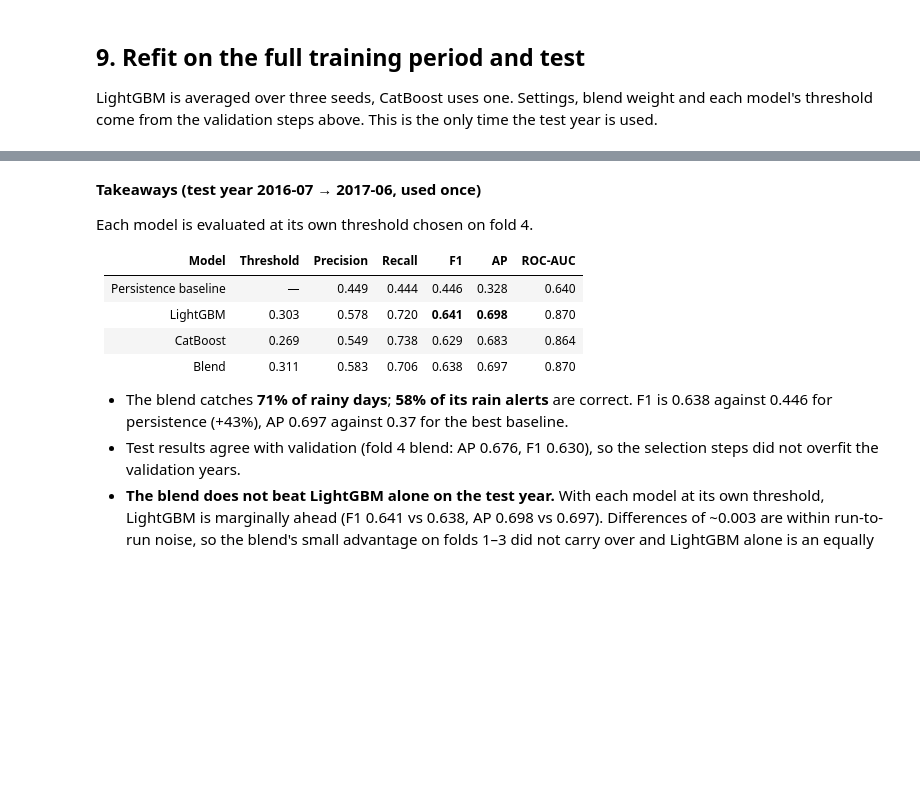
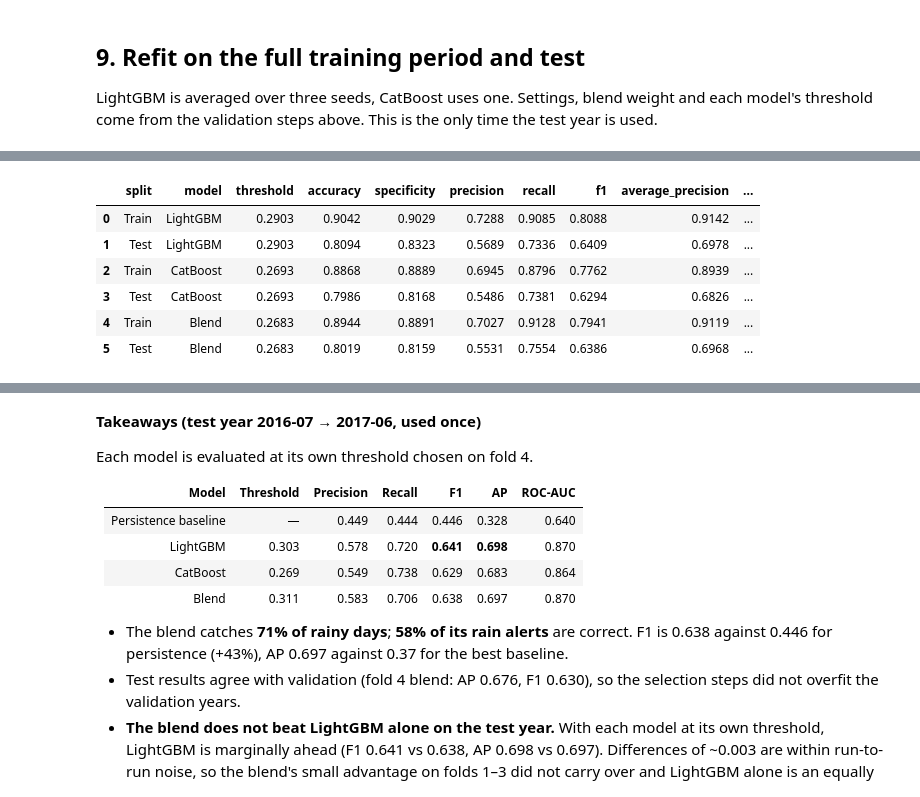
Before and after one commit to khorunzhaviktoriia/ml_mini_project, a Jupyter notebook: models/boosting.ipynb, the cells around one changed output, grey strips where cells are left out. Cells and saved outputs as stored; diff of their text form; code cells hidden in the pictures; blank space fills up the shorter version.

```diff
--- a/models/boosting.ipynb
+++ b/models/boosting.ipynb
@@ -436,4 +436,46 @@ Refit done in 293s
 Test rain prevalence: 0.2317
+# %%
+X_lgb_train, _ = as_lgb(X, Xt)
+p_lgb_train = np.mean(
+    [m.predict(X_lgb_train) for m in lgb_models], axis=0
+)
+
+cat_model = cat_run[1]
+p_cat_train = cat_model.predict_proba(as_cat(X))[:, 1]
+
+p_train = (1 - W_CAT) * p_lgb_train + W_CAT * p_cat_train
+
+train_test_metrics = pd.DataFrame([
+    dict(split="Train", model="LightGBM",
+         threshold=THRESHOLDS["LightGBM"],
+         **metrics(y, p_lgb_train, THRESHOLDS["LightGBM"])),
+    dict(split="Test", model="LightGBM",
+         threshold=THRESHOLDS["LightGBM"],
+         **metrics(yt, p_lgb, THRESHOLDS["LightGBM"])),
+    dict(split="Train", model="CatBoost",
+         threshold=THRESHOLDS["CatBoost"],
+         **metrics(y, p_cat_train, THRESHOLDS["CatBoost"])),
+    dict(split="Test", model="CatBoost",
+         threshold=THRESHOLDS["CatBoost"],
+         **metrics(yt, p_cat, THRESHOLDS["CatBoost"])),
+    dict(split="Train", model="Blend",
+         threshold=THRESHOLD,
+         **metrics(y, p_train, THRESHOLD)),
+    dict(split="Test", model="Blend",
+         threshold=THRESHOLD,
+         **metrics(yt, p_test, THRESHOLD)),
+])
+
+display(train_test_metrics.round(4))
+train_test_metrics.to_csv(OUT / "train_test_metrics.csv", index=False)
+# %% [output]
+|  | split | model | threshold | accuracy | specificity | precision | recall | f1 | average_precision | ... |
+| 0 | Train | LightGBM | 0.2903 | 0.9042 | 0.9029 | 0.7288 | 0.9085 | 0.8088 | 0.9142 | ... |
+| 1 | Test | LightGBM | 0.2903 | 0.8094 | 0.8323 | 0.5689 | 0.7336 | 0.6409 | 0.6978 | ... |
+| 2 | Train | CatBoost | 0.2693 | 0.8868 | 0.8889 | 0.6945 | 0.8796 | 0.7762 | 0.8939 | ... |
+| 3 | Test | CatBoost | 0.2693 | 0.7986 | 0.8168 | 0.5486 | 0.7381 | 0.6294 | 0.6826 | ... |
+| 4 | Train | Blend | 0.2683 | 0.8944 | 0.8891 | 0.7027 | 0.9128 | 0.7941 | 0.9119 | ... |
+| 5 | Test | Blend | 0.2683 | 0.8019 | 0.8159 | 0.5531 | 0.7554 | 0.6386 | 0.6968 | ... |
 # %%
 fig, axes = plt.subplots(1, 2, figsize=(11, 4.5))
 for name, p, color, lw in [("Blend", p_test, AQUA, 2), ("LightGBM", p_lgb, BLUE, 1.2)]:
```
Also changed, not shown: parts of 11 cells of this notebook.
